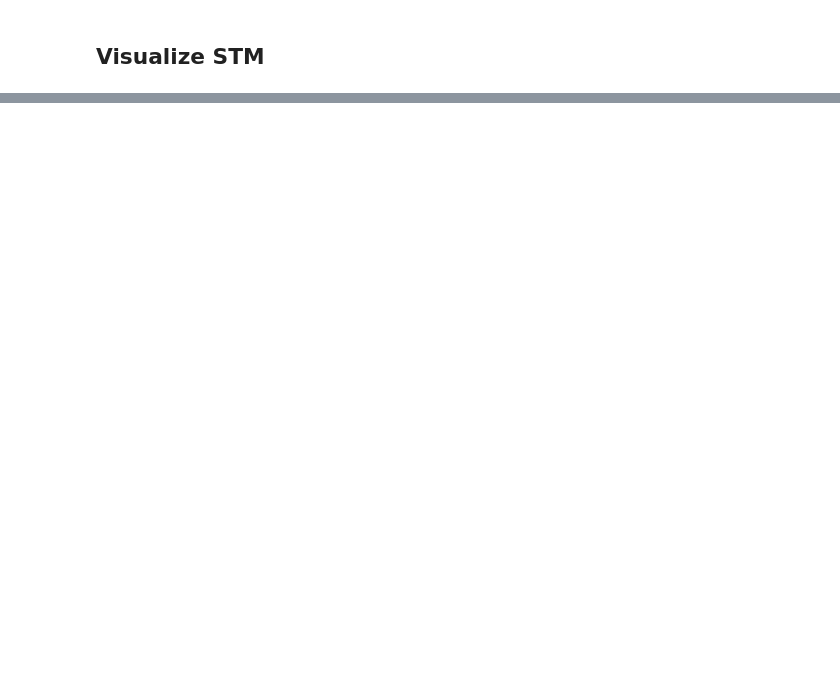
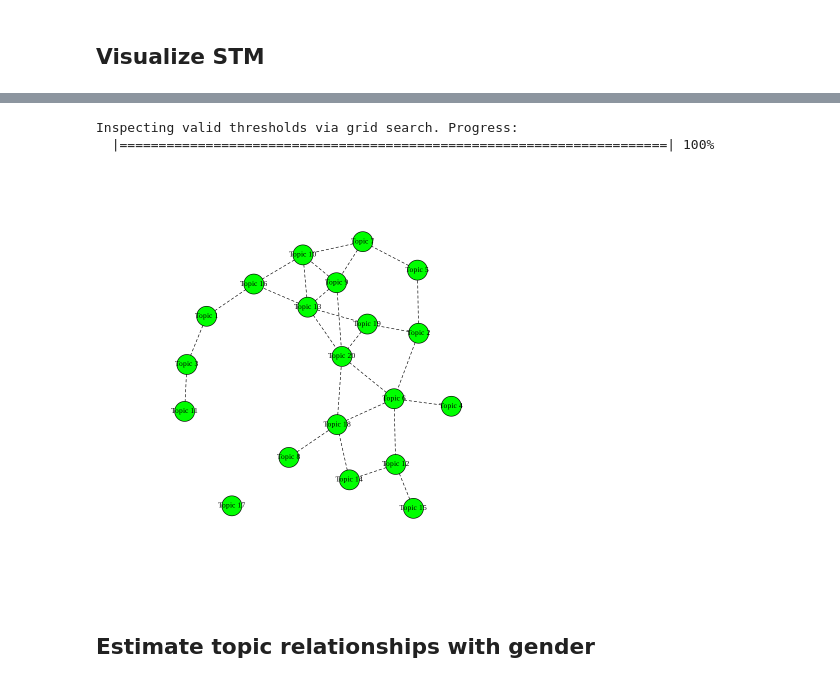
Before and after one commit to jhaber-zz/neh-nlp, a Jupyter notebook: code/topic_modeling.ipynb, the cells around one changed output, grey strips where cells are left out. Cells and saved outputs as stored; diff of their text form; code cells hidden in the pictures; blank space fills up the shorter version.

```diff
--- a/code/topic_modeling.ipynb
+++ b/code/topic_modeling.ipynb
@@ -126,0 +197,19 @@ plot(prep, "day", method = "continuous", topics = 7, model = z, printlegend = FA
+# %%
+# Inspect topic correlations
+
+# View this one from file:
+stmCorrViz(model,
+           file_out = '../output/corrviz.html',
+           documents_matrix = docs,
+           title = "Topic Correlations (k = 20)",
+           display = FALSE)
+
+# This produces a visual:
+corr = topicCorr(model)
+plot(corr)
+# %% [output]
+Inspecting valid thresholds via grid search. Progress:
+  |======================================================================| 100%
+[figure, added]
+# %% [markdown]
+## Estimate topic relationships with gender
```
Also changed, not shown: parts of 39 cells of this notebook, 5 other files.
